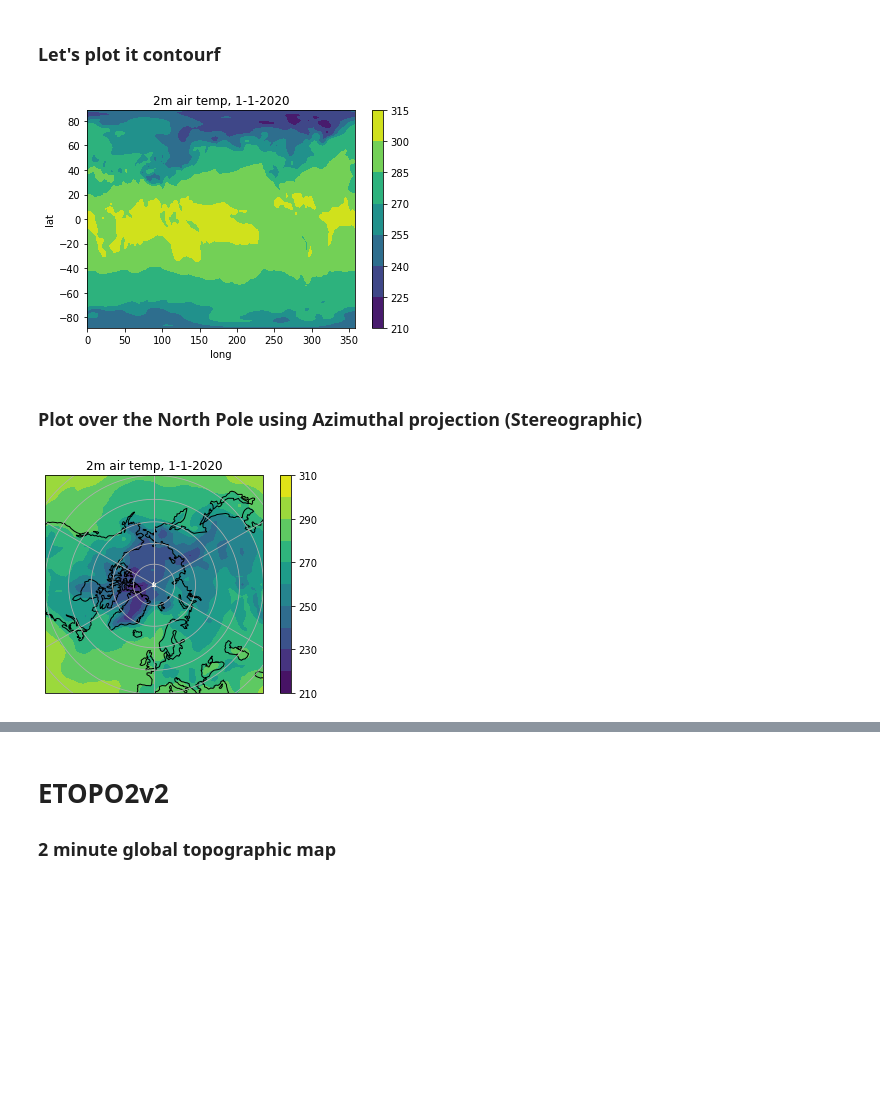
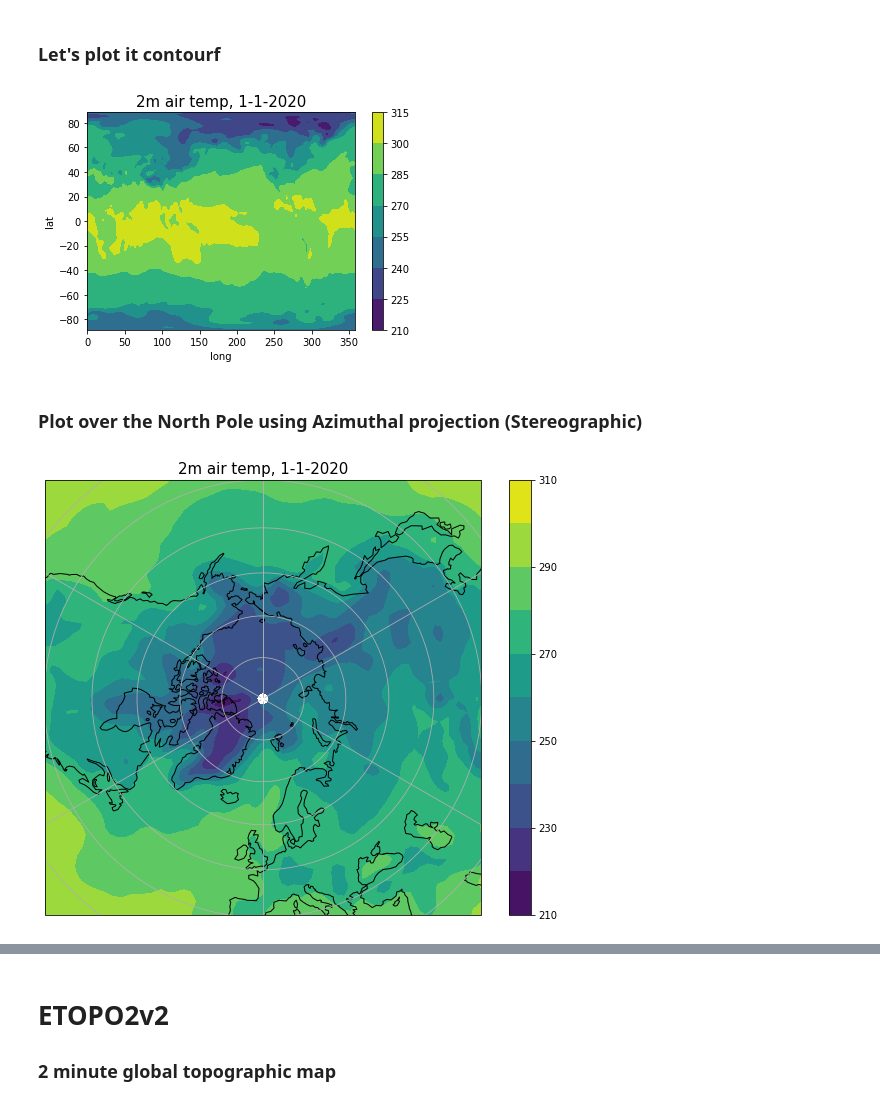
Before and after one commit to aarobel/PracticalCodingMath4EAS, a Jupyter notebook: Class7.ipynb, the cells around one changed output, grey strips where cells are left out. Saved outputs shown, nothing was run; the diff lists cells and outputs as text; code cells hidden in the pictures; blank space fills up the shorter version.

```diff
--- a/Class7.ipynb
+++ b/Class7.ipynb
@@ -24,33 +25,33 @@ plt.contourf(lon,lat,air[0,:,:])
 plt.xlabel('long')
 plt.ylabel('lat')
 plt.colorbar()
-plt.title('2m air temp, 1-1-2020')
+plt.title('2m air temp, 1-1-2020',fontsize=15)
 plt.show()
 # %% [output]
-[figure, old version]
+[figure, new version]
 # %% [markdown]
 ### Plot over the North Pole using Azimuthal projection (Stereographic)
 # %%
 # wrap around the globe
 lon2=np.insert(lon,192,360)
 air2=np.insert(air,192,air[:,:,0],axis=2)
 
 # plot North Polar Stereographic
-plt.figure()
+plt.figure(figsize=(10,8))
 ax1 = plt.subplot(111, projection=ccrs.NorthPolarStereo())
 ax1.set_extent([-180, 180, 40, 90], ccrs.PlateCarree()) # all longitudes, from 40N to 90N
 
 # plot contourf as defined in lon x lat coordinate
 ct=np.arange(210,315,10)
 c=ax1.contourf(lon2,lat,air2[0,:,:],ct,transform=ccrs.PlateCarree())
 
 # show grid line
 ax1.gridlines()
-plt.title('2m air temp, 1-1-2020')
+plt.title('2m air temp, 1-1-2020',fontsize=15)
 plt.colorbar(c)
 ax1.coastlines('110m', alpha=1)
 plt.show()
 # %% [output]
-[figure, old version]
+[figure, new version]
 # %%
 # plot South Polar Stereographic
```
Also changed, not shown: parts of 5 cells of this notebook.
